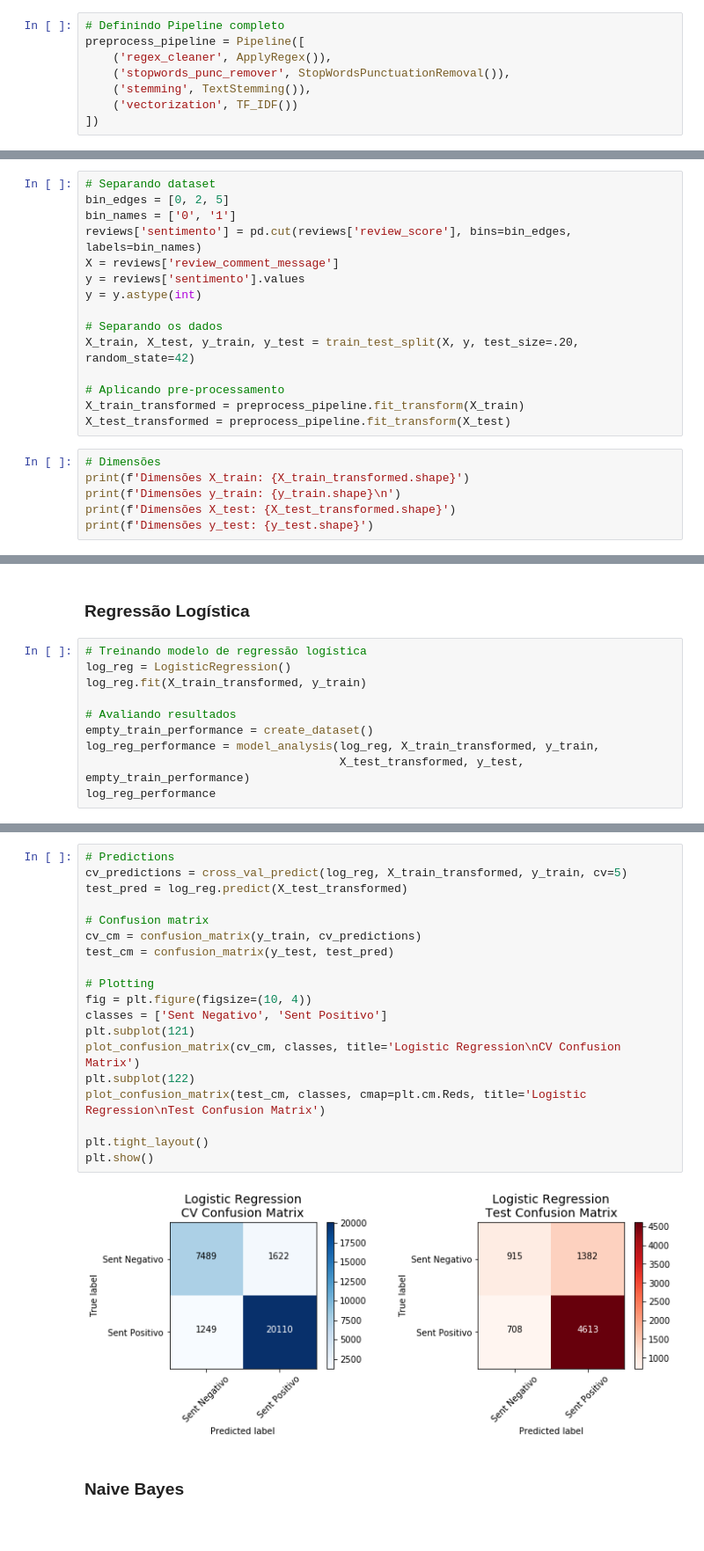
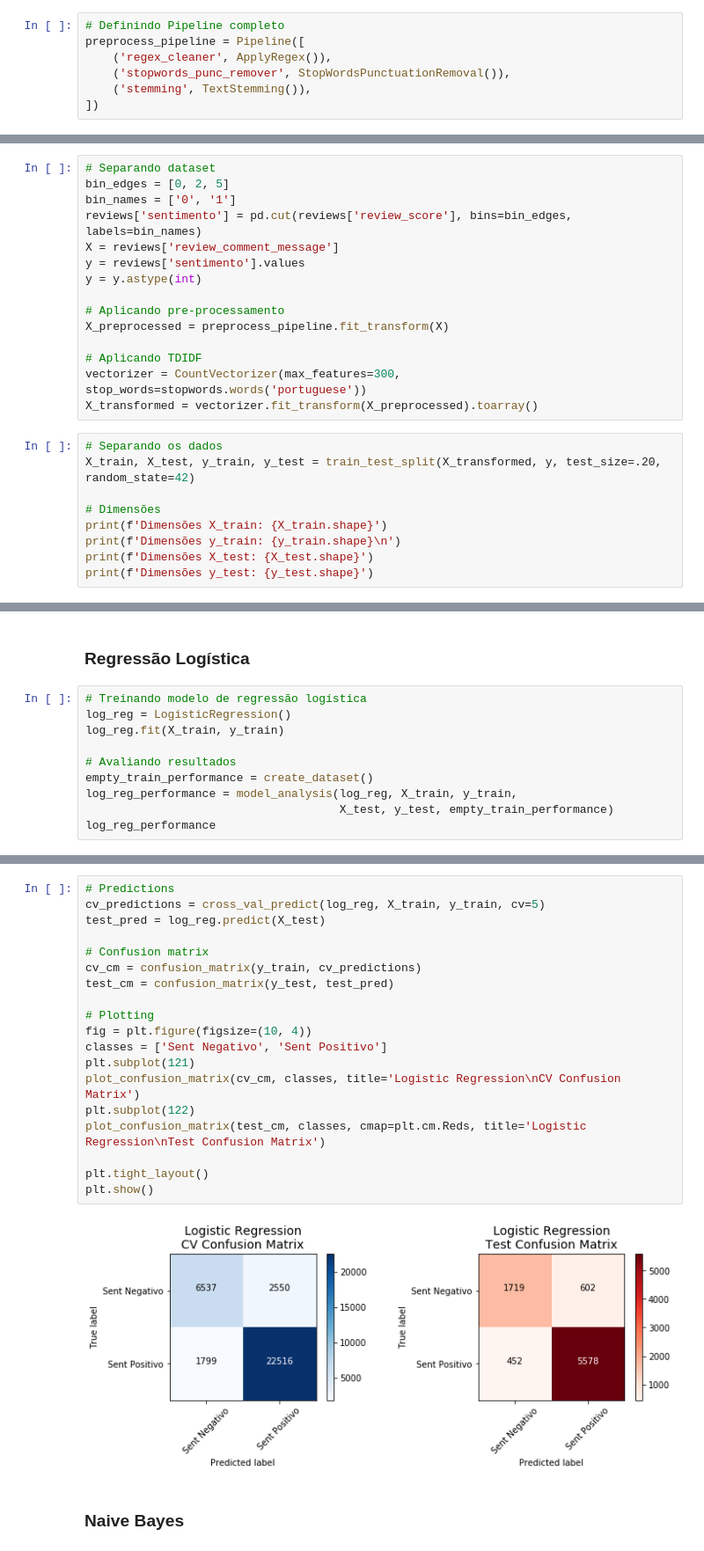
Before and after one commit to rhiroakidata/kaggle, a Jupyter notebook: 04_brazilian_e-commerce/brazilian_e-commerce_v4_PLN.ipynb, the cells around one changed output, grey strips where cells are left out. Shown at 88% size. Cells and saved outputs as stored; diff of their text form.

Commit message:
NLP Project - Sentimental Analysis on Brazilian E-Commerce Data

```diff
--- a/04_brazilian_e-commerce/brazilian_e-commerce_v4_PLN.ipynb
+++ b/04_brazilian_e-commerce/brazilian_e-commerce_v4_PLN.ipynb
@@ -1749,7 +1733,6 @@ preprocess_pipeline = Pipeline([
     ('regex_cleaner', ApplyRegex()),
     ('stopwords_punc_remover', StopWordsPunctuationRemoval()),
     ('stemming', TextStemming()),
-    ('vectorization', TF_IDF())
 ])
 # %% [markdown]
 ### Aplicando Pipeline
@@ -1764,16 +1747,19 @@ X = reviews['review_comment_message']
 y = reviews['sentimento'].values
 y = y.astype(int)
 
-# Separando os dados
-X_train, X_test, y_train, y_test = train_test_split(X, y, test_size=.20, random_state=42)
+# Aplicando pre-processamento
+X_preprocessed = preprocess_pipeline.fit_transform(X)
 
-# Aplicando pre-processamento
-X_train_transformed = preprocess_pipeline.fit_transform(X_train)
-X_test_transformed = preprocess_pipeline.fit_transform(X_test)
+# Aplicando TDIDF
+vectorizer = CountVectorizer(max_features=300, stop_words=stopwords.words('portuguese'))
+X_transformed = vectorizer.fit_transform(X_preprocessed).toarray()
 # %%
+# Separando os dados
+X_train, X_test, y_train, y_test = train_test_split(X_transformed, y, test_size=.20, random_state=42)
+
 # Dimensões
-print(f'Dimensões X_train: {X_train_transformed.shape}')
+print(f'Dimensões X_train: {X_train.shape}')
 print(f'Dimensões y_train: {y_train.shape}\n')
-print(f'Dimensões X_test: {X_test_transformed.shape}')
+print(f'Dimensões X_test: {X_test.shape}')
 print(f'Dimensões y_test: {y_test.shape}')
 # %% [output]
@@ -1791,12 +1777,12 @@ Por fim, vamos treinar um modelo de classificação e analisar os resultados
 # %%
 # Treinando modelo de regressão logística
 log_reg = LogisticRegression()
-log_reg.fit(X_train_transformed, y_train)
+log_reg.fit(X_train, y_train)
 
 # Avaliando resultados
 empty_train_performance = create_dataset()
-log_reg_performance = model_analysis(log_reg, X_train_transformed, y_train,
-                                     X_test_transformed, y_test, empty_train_performance)
+log_reg_performance = model_analysis(log_reg, X_train, y_train,
+                                     X_test, y_test, empty_train_performance)
 log_reg_performance
 # %% [output]
 |  | acc | prec | rec | f1 | total_time |
@@ -1805,24 +1791,24 @@ log_reg_performance
 # %%
 # Predictions
-cv_predictions = cross_val_predict(log_reg, X_train_transformed, y_train, cv=5)
-test_pred = log_reg.predict(X_test_transformed)
+cv_predictions = cross_val_predict(log_reg, X_train, y_train, cv=5)
+test_pred = log_reg.predict(X_test)
 
 # Confusion matrix
 cv_cm = confusion_matrix(y_train, cv_predictions)
 test_cm = confusion_matrix(y_test, test_pred)
 
 # Plotting
 fig = plt.figure(figsize=(10, 4))
 classes = ['Sent Negativo', 'Sent Positivo']
 plt.subplot(121)
 plot_confusion_matrix(cv_cm, classes, title='Logistic Regression\nCV Confusion Matrix')
 plt.subplot(122)
 plot_confusion_matrix(test_cm, classes, cmap=plt.cm.Reds, title='Logistic Regression\nTest Confusion Matrix')
 
 plt.tight_layout()
 plt.show()
 # %% [output]
-[figure, old version]
+[figure, new version]
 # %% [markdown]
 ### Naive Bayes
 # %%
```
Also changed, not shown: parts of 17 cells of this notebook.
